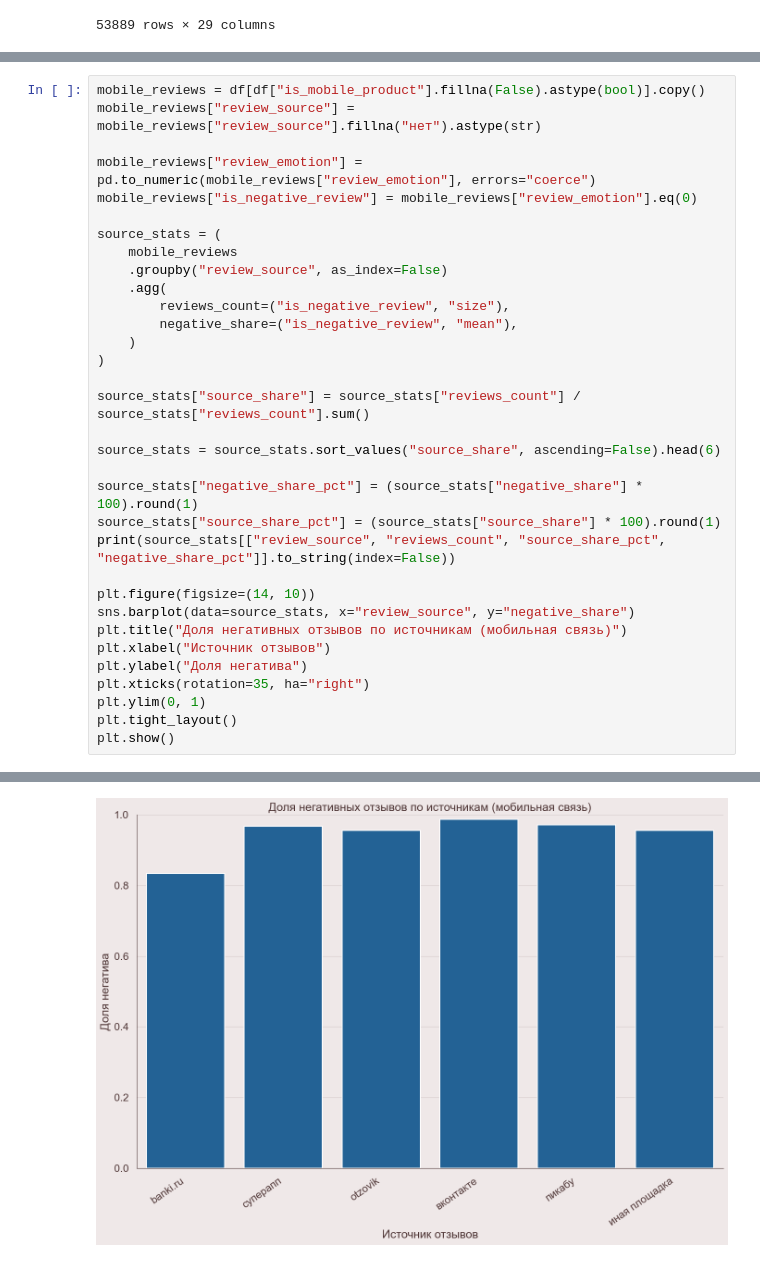
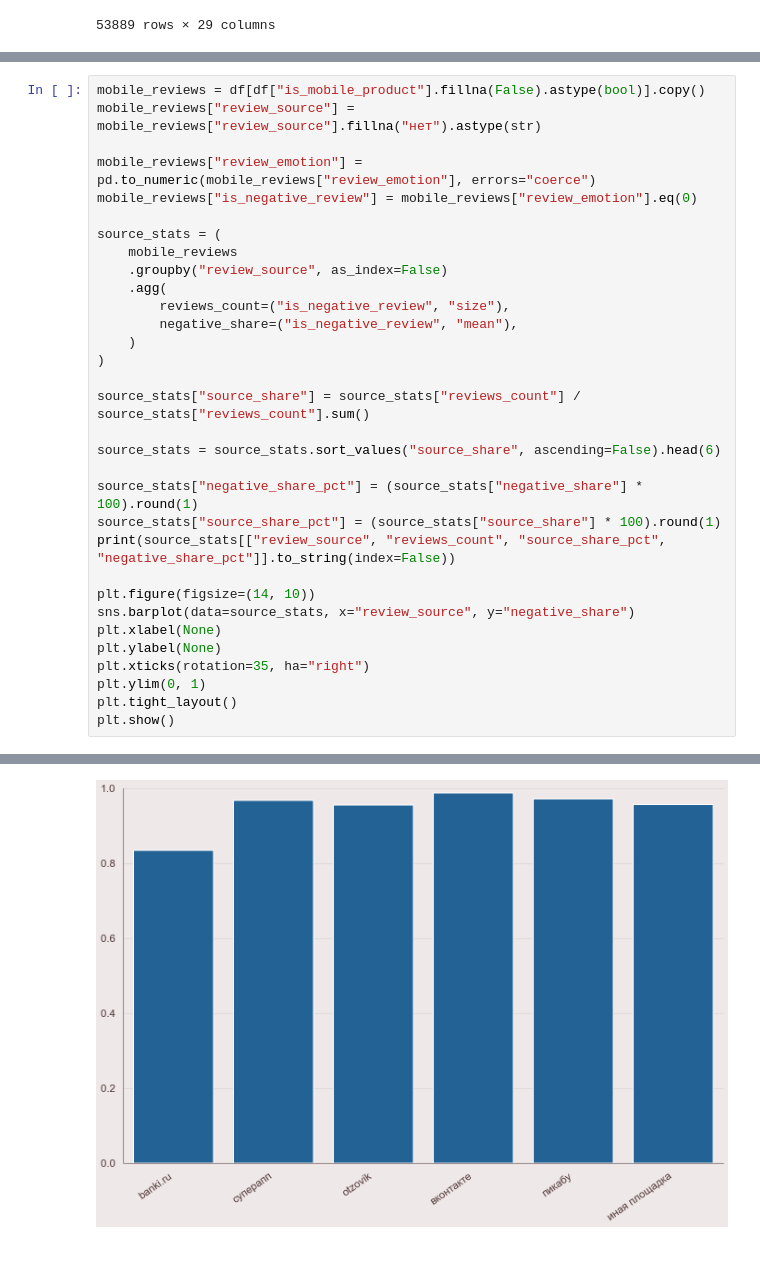
Before and after one commit to Neat-Snap/dano25, a Jupyter notebook: altmeh.ipynb, the cells around one changed output, grey strips where cells are left out. Saved outputs shown, nothing was run; the diff lists cells and outputs as text.

Commit message:
removed titles

```diff
--- a/altmeh.ipynb
+++ b/altmeh.ipynb
@@ -155,34 +154,33 @@ source_stats = (
     mobile_reviews
     .groupby("review_source", as_index=False)
     .agg(
         reviews_count=("is_negative_review", "size"),
         negative_share=("is_negative_review", "mean"),
     )
 )
 
 source_stats["source_share"] = source_stats["reviews_count"] / source_stats["reviews_count"].sum()
 
 source_stats = source_stats.sort_values("source_share", ascending=False).head(6)
 
 source_stats["negative_share_pct"] = (source_stats["negative_share"] * 100).round(1)
 source_stats["source_share_pct"] = (source_stats["source_share"] * 100).round(1)
 print(source_stats[["review_source", "reviews_count", "source_share_pct", "negative_share_pct"]].to_string(index=False))
 
 plt.figure(figsize=(14, 10))
 sns.barplot(data=source_stats, x="review_source", y="negative_share")
-plt.title("Доля негативных отзывов по источникам (мобильная связь)")
-plt.xlabel("Источник отзывов")
-plt.ylabel("Доля негатива")
+plt.xlabel(None)
+plt.ylabel(None)
 plt.xticks(rotation=35, ha="right")
 plt.ylim(0, 1)
 plt.tight_layout()
 plt.show()
 # %% [output]
 review_source  reviews_count  source_share_pct  negative_share_pct
      banki.ru            381              37.1                83.5
      суперапп            248              24.1                96.8
       otzovik            227              22.1                95.6
     вконтакте             78               7.6                98.7
        пикабу             35               3.4                97.1
 иная площадка             23               2.2                95.7
-[figure, old version]
+[figure, new version]
```
Also changed, not shown: parts of 1 cell of this notebook.
